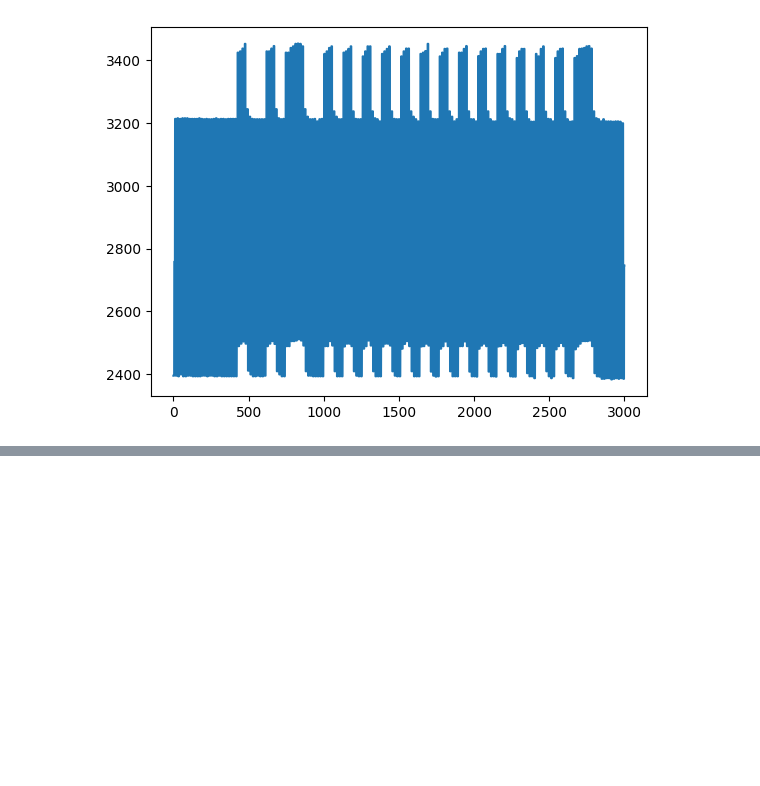
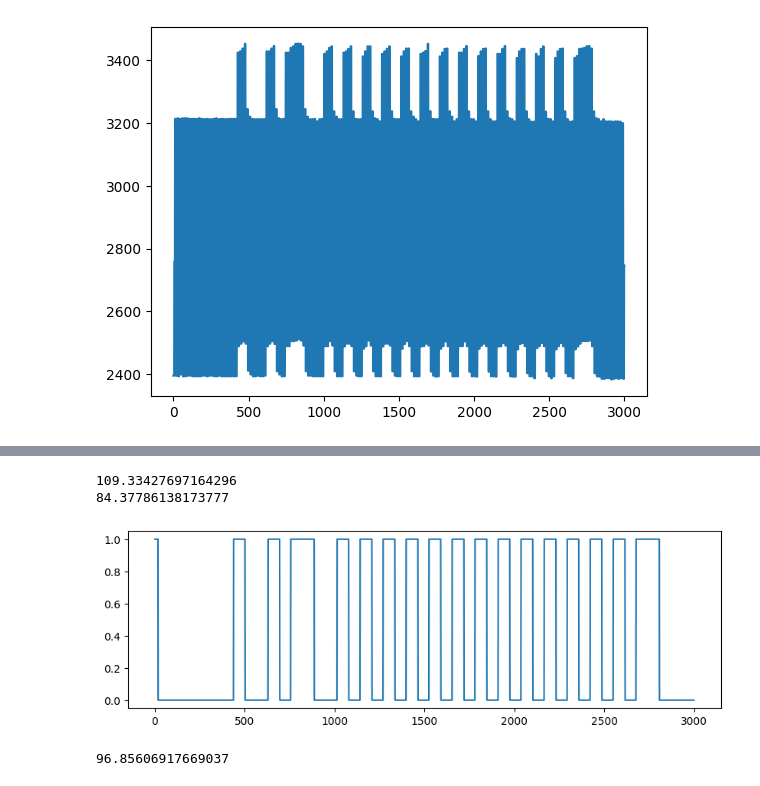
Before and after one commit to davidcastells/FPGA_NFC_transceiver, a Jupyter notebook: analysis/py4hw_response.ipynb, the cells around one changed output, grey strips where cells are left out. Cells and saved outputs as stored; diff of their text form; code cells hidden in the pictures; blank space fills up the shorter version.

```diff
--- a/analysis/py4hw_response.ipynb
+++ b/analysis/py4hw_response.ipynb
@@ -244,0 +404,18 @@ plt.show()
+# %%
+envelope_max = envelope[200:2800].max()
+envelope_min = envelope[200:2800].min()
+print(envelope_max)
+print(envelope_min)
+
+threshold = (envelope_max + envelope_min)/2
+bit = (envelope > threshold).astype(int)
+
+plt.figure(figsize=(10,3))
+plt.plot(bit)
+plt.show()
+print(threshold)
+# %% [output]
+109.33427697164296
+84.37786138173777
+[figure, added]
+96.85606917669037
```
Also changed, not shown: parts of 13 cells of this notebook.
